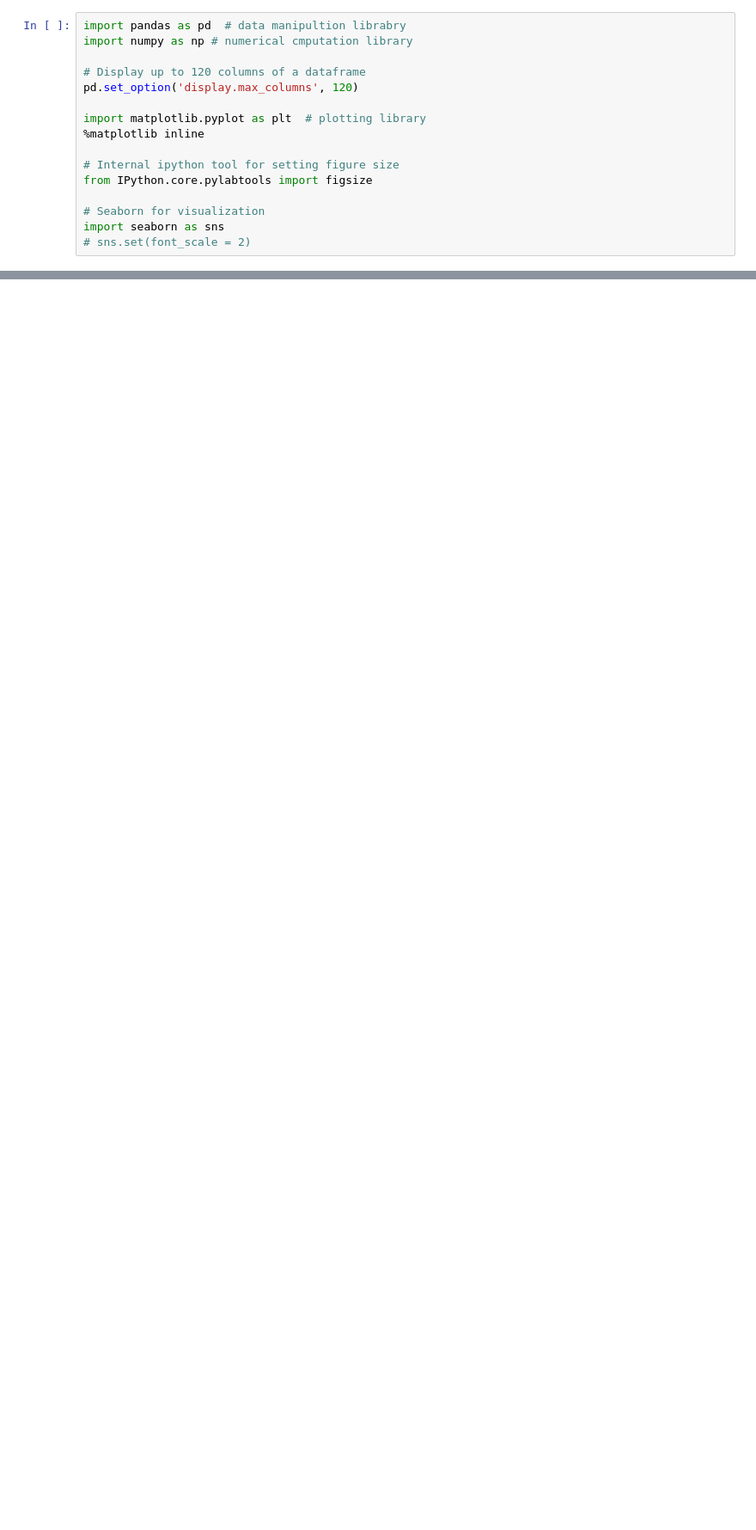
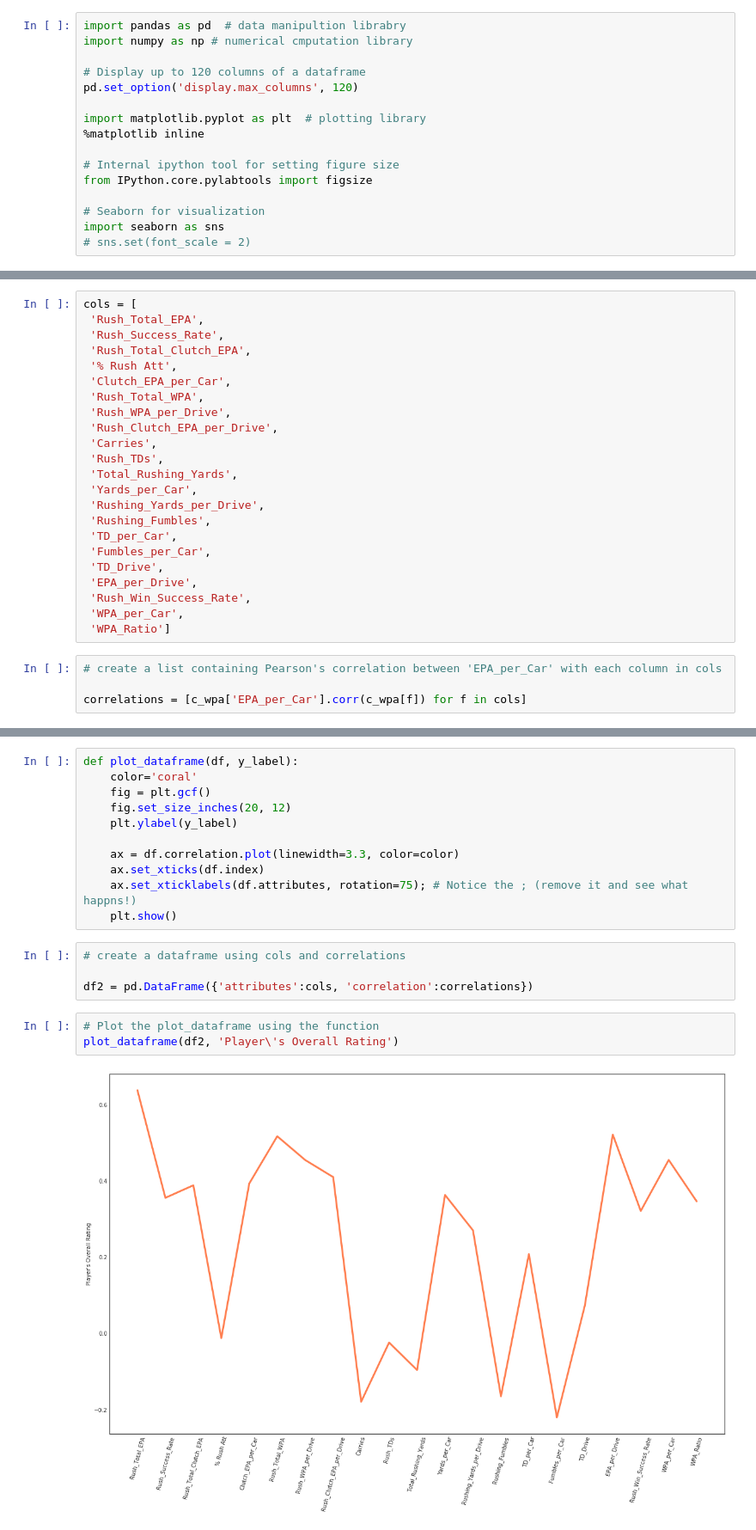
Before and after one commit to naivelogic/NFL-smarter-football, a Jupyter notebook: Running Back Rotation v3 - Final.ipynb, the cells around one changed output, grey strips where cells are left out. Shown at 86% size. Cells and saved outputs as stored; diff of their text form; blank space fills up the shorter version.

Commit message:
Major Update: v1 of the Running Back Usage
Object: Analyzing the Efficiency of Using Multiple Running Backs in the NFL

```diff
--- a/Running Back Rotation v3 - Final.ipynb
+++ b/Running Back Rotation v3 - Final.ipynb
@@ -172,0 +684,27 @@ plt.show()
+# %%
+cols = [
+ 'Rush_Total_EPA',
+ 'Rush_Success_Rate',
+ 'Rush_Total_Clutch_EPA',
+ '% Rush Att',
+ 'Clutch_EPA_per_Car',
+ 'Rush_Total_WPA',
+ 'Rush_WPA_per_Drive',
+ 'Rush_Clutch_EPA_per_Drive',
+ 'Carries',
+ 'Rush_TDs',
+ 'Total_Rushing_Yards',
+ 'Yards_per_Car',
+ 'Rushing_Yards_per_Drive',
+ 'Rushing_Fumbles',
+ 'TD_per_Car',
+ 'Fumbles_per_Car',
+ 'TD_Drive',
+ 'EPA_per_Drive',
+ 'Rush_Win_Success_Rate',
+ 'WPA_per_Car',
+ 'WPA_Ratio']
+# %%
+# create a list containing Pearson's correlation between 'EPA_per_Car' with each column in cols
+
+correlations = [c_wpa['EPA_per_Car'].corr(c_wpa[f]) for f in cols]
@@ -172,0 +717,20 @@ plt.show()
+# %%
+def plot_dataframe(df, y_label):
+    color='coral'
+    fig = plt.gcf()
+    fig.set_size_inches(20, 12)
+    plt.ylabel(y_label)
+
+    ax = df.correlation.plot(linewidth=3.3, color=color)
+    ax.set_xticks(df.index)
+    ax.set_xticklabels(df.attributes, rotation=75); # Notice the ; (remove it and see what happns!)
+    plt.show()
+# %%
+# create a dataframe using cols and correlations
+
+df2 = pd.DataFrame({'attributes':cols, 'correlation':correlations})
+# %%
+# Plot the plot_dataframe using the function
+plot_dataframe(df2, 'Player\'s Overall Rating')
+# %% [output]
+[figure, added]
```
Also changed, not shown: parts of 71 cells of this notebook.
